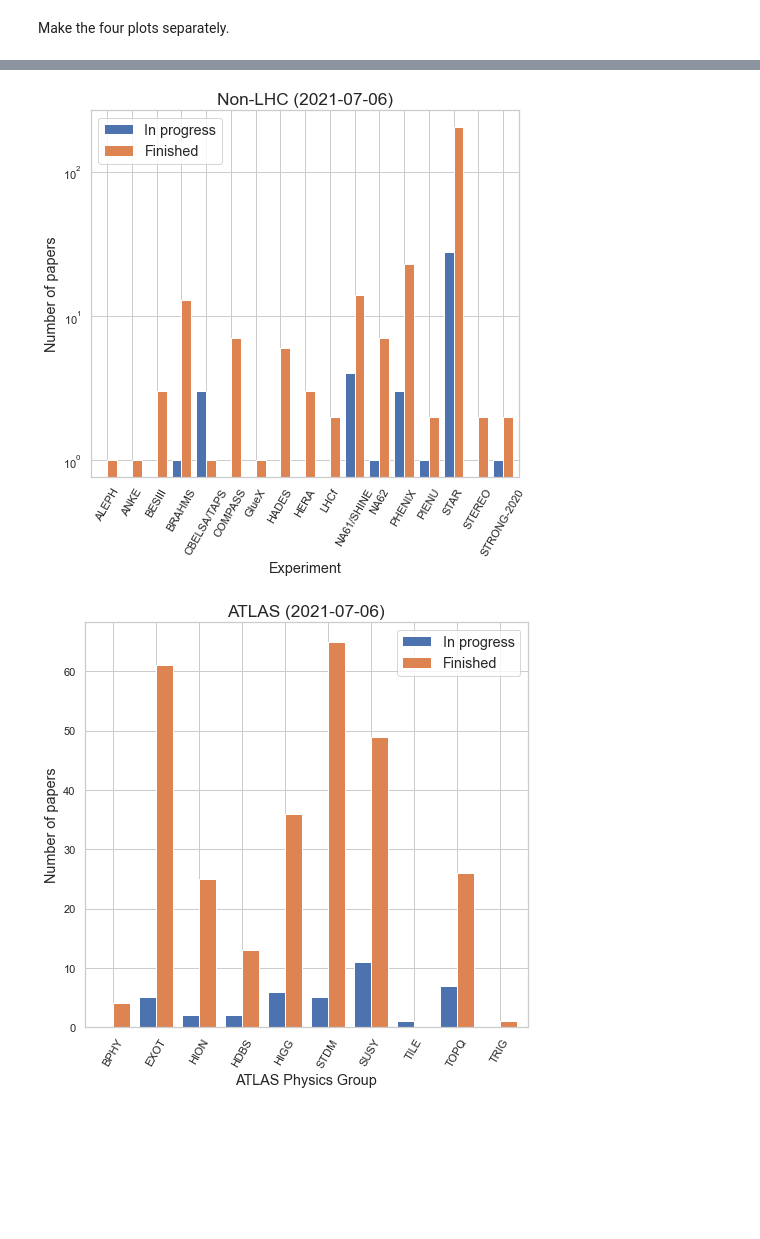
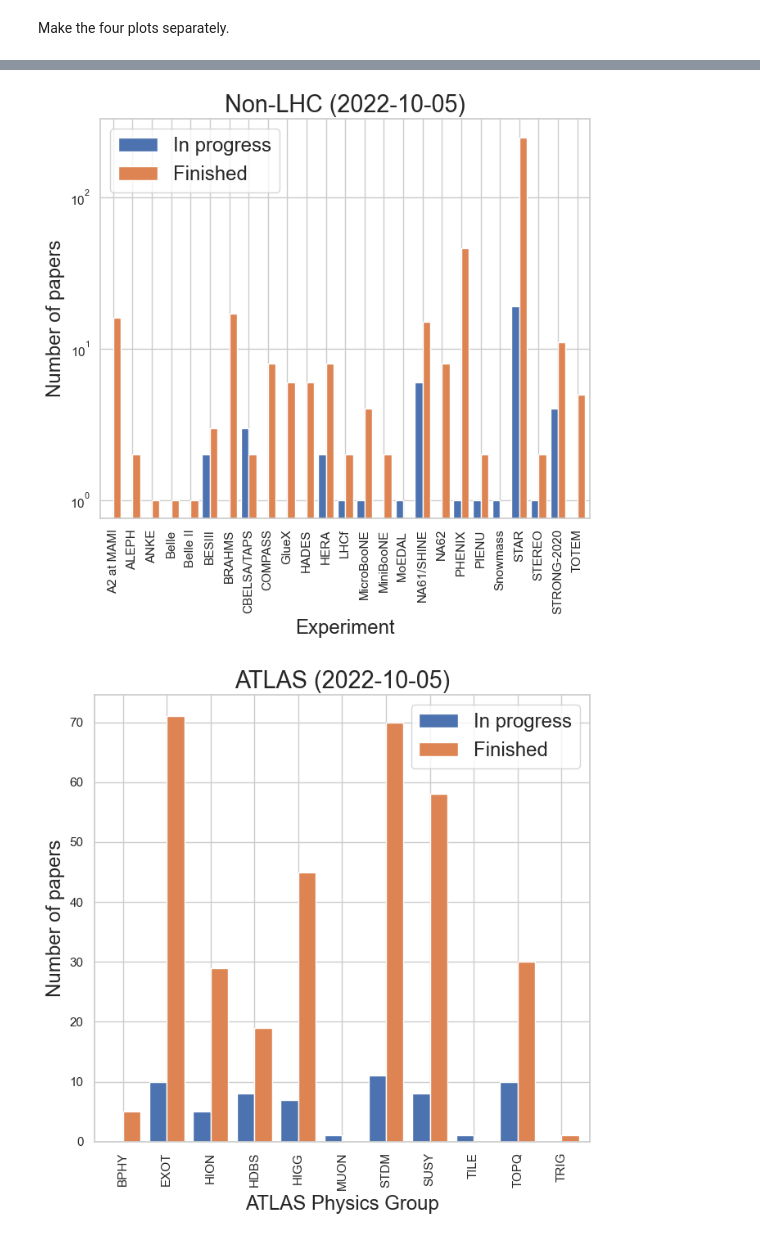
Before and after one commit to HEPData/miscellaneous, a Jupyter notebook: notebooks/plot_submissions_per_coordinator.ipynb, the cells around one changed output, grey strips where cells are left out. Saved outputs shown, nothing was run; the diff lists cells and outputs as text; code cells hidden in the pictures; blank space fills up the shorter version.

```diff
--- a/notebooks/plot_submissions_per_coordinator.ipynb
+++ b/notebooks/plot_submissions_per_coordinator.ipynb
@@ -11,3 +9,5 @@ date = '2021-07-06'
+# %%
+date = '2022-10-05'
 # %%
 df = pd.read_csv('submissions_per_coordinator_{}.csv'.format(date), index_col='collaboration', usecols=['collaboration', 'version', 'number_todo', 'number_finished'])
 # %%
@@ -90,6 +90,7 @@ df = df.rename(index={
     'ATLAS Heavy Ions': 'HION',
     'ATLAS Higgs and DiBoson Search Group': 'HDBS',
     'ATLAS Higgs group': 'HIGG',
+    'ATLAS Muon Combined Performance group': 'MUON',
     'ATLAS Standard Model': 'STDM',
     'ATLAS SUSY': 'SUSY',
     'ATLAS/TileCal': 'TILE',
@@ -105,6 +106,7 @@ df = df.rename(index={
     'CMS Supersymmetry': 'SUS',
     'CMS/Top quark physics analysis group': 'TOP',
     'HERA experiments': 'HERA',
+    'Snowmass pMSSM scan': 'Snowmass',
     'STAR Collaboration': 'STAR'
 })
 # %%
@@ -140,7 +142,7 @@ for sub in range(1, 5):
         df_experiment.plot(kind='bar', rot=0, ax=ax, width=0.8)
         plt.xlabel('Experiment', fontsize='x-large')
     else:
-        df[df['Experiment'] == experiment].plot(kind='bar', rot=60, ax=ax, width=0.8)
+        df[df['Experiment'] == experiment].plot(kind='bar', rot=90, ax=ax, width=0.8)
         if experiment == 'ATLAS':
             plt.xlabel('ATLAS Physics Group', fontsize='x-large')
         elif experiment == 'CMS':
@@ -169,7 +171,7 @@ for sub in range(1, 5):
         df_experiment.plot(kind='bar', rot=0, ax=ax, width=0.8)
         plt.xlabel('Experiment', fontsize='x-large')
     else:
-        df[df['Experiment'] == experiment].plot(kind='bar', rot=60, ax=ax, width=0.8)
+        df[df['Experiment'] == experiment].plot(kind='bar', rot=90, ax=ax, width=0.8)
         if experiment == 'ATLAS':
             plt.xlabel('ATLAS Physics Group', fontsize='x-large')
         elif experiment == 'CMS':
@@ -188,2 +190,2 @@ for sub in range(1, 5):
-[figure, old version]
+[figure, new version]
-[figure, old version]
+[figure, new version]
```
Also changed, not shown: parts of 8 cells of this notebook, 3 other files.
